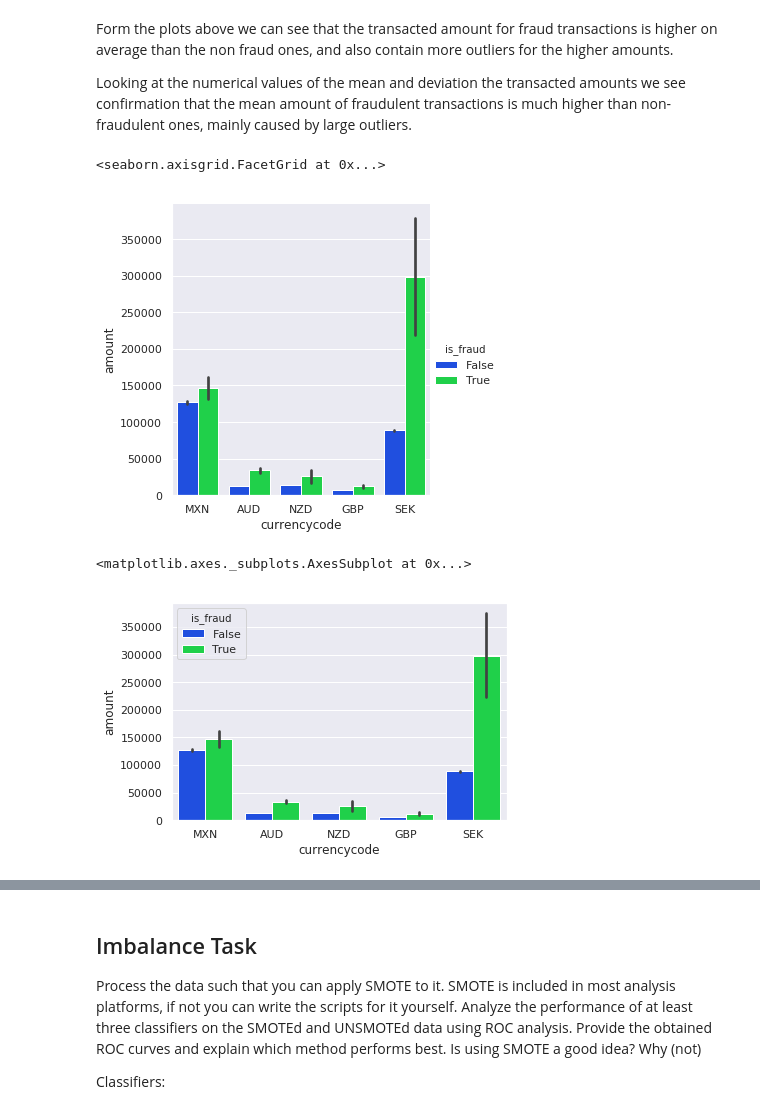
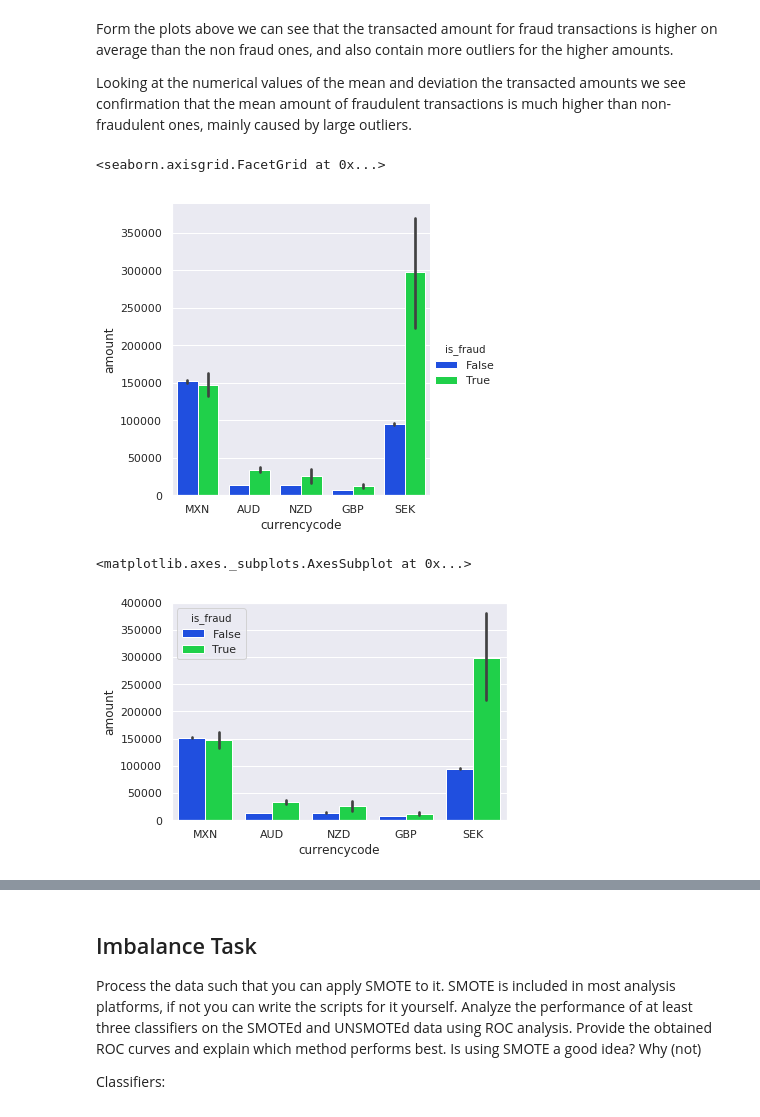
Before and after one commit to mennobo/CS4035_CDA_3, a Jupyter notebook: Assignment1/Classification.ipynb, the cells around one changed output, grey strips where cells are left out. Drawn from its saved outputs; the diff is of its cells as text; code cells hidden in the pictures.

```diff
--- a/Assignment1/Classification.ipynb
+++ b/Assignment1/Classification.ipynb
@@ -29,6 +29,11 @@ In order to skip all preprocessing functions we can import the processed data fr
 df = pd.read_csv('preprocess.csv')
 df.bookingdate = pd.to_datetime(df.bookingdate)
 df.creationdate = pd.to_datetime(df.creationdate)
+
+df_orig = pd.DataFrame(pd.read_csv('data_for_student_case.csv'))
+df_orig.bookingdate = pd.to_datetime(df.bookingdate)
+df_orig.creationdate = pd.to_datetime(df.creationdate)
+df_orig['is_fraud'] = df_orig['simple_journal'].apply(lambda x: x=='Chargeback')
 # %% [markdown]
 If you want to process the file from the originally supplied file use the following code.
 
@@ -220,17 +235,16 @@ Form the plots above we can see that the transacted amount for fraud transaction
 
 Looking at the numerical values of the mean and deviation the transacted amounts we see confirmation that the mean amount of fraudulent transactions is much higher than non-fraudulent ones, mainly caused by large outliers.
 # %%
-
-sns.factorplot(data=df, kind='bar', x="currencycode", y="amount", hue="is_fraud")
+sns.factorplot(data=df_orig, kind='bar', x="currencycode", y="amount", hue="is_fraud")
 # %% [output]
 <seaborn.axisgrid.FacetGrid at 0x...>
-[figure, old version]
+[figure, new version]
 # %%
 # Bar plot of fraud vs legit transations per currencycode
-sns.barplot(data=df, x="currencycode", y="amount", hue="is_fraud")
+sns.barplot(data=df_orig, x="currencycode", y="amount", hue="is_fraud")
 # %% [output]
 <matplotlib.axes._subplots.AxesSubplot at 0x...>
-[figure, old version]
+[figure, new version]
 # %%
 # Amount of fraudulent tranactions per account code
 # MexicoAccount has by far the most fraudulent transations, but the amounts are much lower per fraudulent transaction.
```
Also changed, not shown: parts of 32 cells of this notebook.
